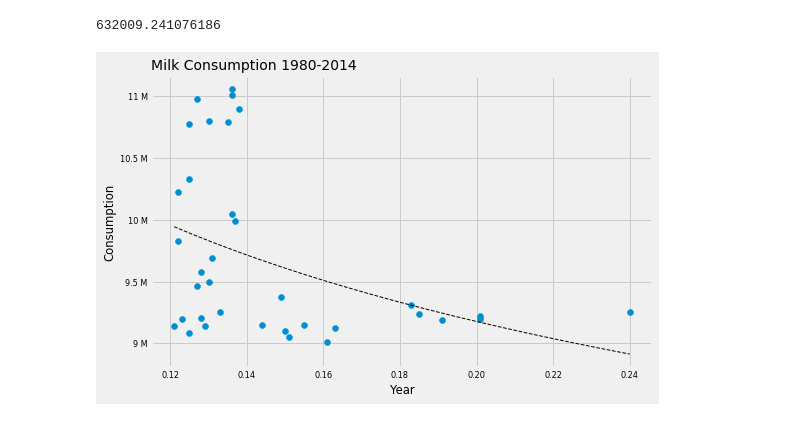
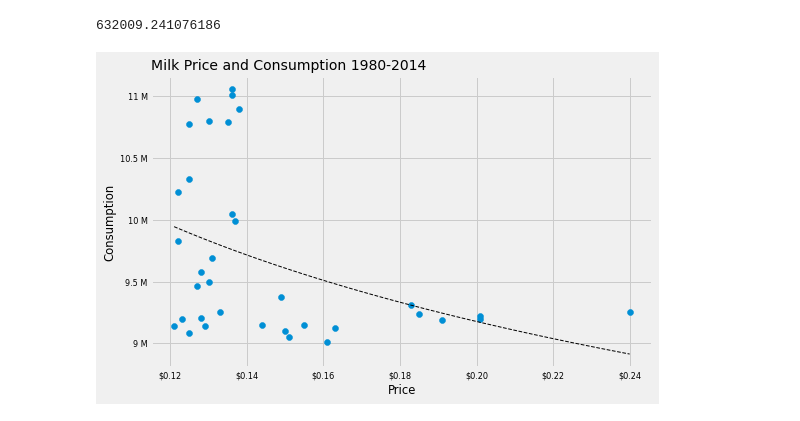
Before and after one commit to bagasbgy/tidytuesday, a Jupyter notebook: 2019-01-29/notebooks/main.ipynb, the cells around one changed output. Drawn from its saved outputs; the diff is of its cells as text; code cells hidden in the pictures.

```diff
--- a/2019-01-29/notebooks/main.ipynb
+++ b/2019-01-29/notebooks/main.ipynb
@@ -227,26 +241,27 @@ error
 # %%
 xseq = np.linspace(
     start=data_train['avg_price_milk_ln'].min(),
     stop=data_train['avg_price_milk_ln'].max(),
     num=100,
 )
 
 fig, ax = plt.subplots(1, 1)
 
 ax.scatter(data['avg_price_milk'], data['avg_milk_cow_number'])
 ax.plot(
     np.exp(xseq),
     np.exp(model_coefs['const'] + model_coefs['avg_price_milk_ln'] * xseq),
     color='black',
     linewidth=1,
     linestyle='dashed',
 )
-ax.set_xlabel('Year')
+ax.set_xlabel('Price')
+ax.xaxis.set_major_formatter(ticker.StrMethodFormatter('${x:,.2f}'))
 ax.set_ylabel('Consumption')
 ax.yaxis.set_major_formatter(ticker.EngFormatter())
-ax.set_title(f'Milk Consumption {year_min}-{year_max}', loc='left')
+ax.set_title(f'Milk Price and Consumption {year_min}-{year_max}', loc='left')
 
 
 plt.show()
 # %% [output]
-[figure, old version]
+[figure, new version]
```
Also changed, not shown: parts of 8 cells of this notebook, 1 other file.
